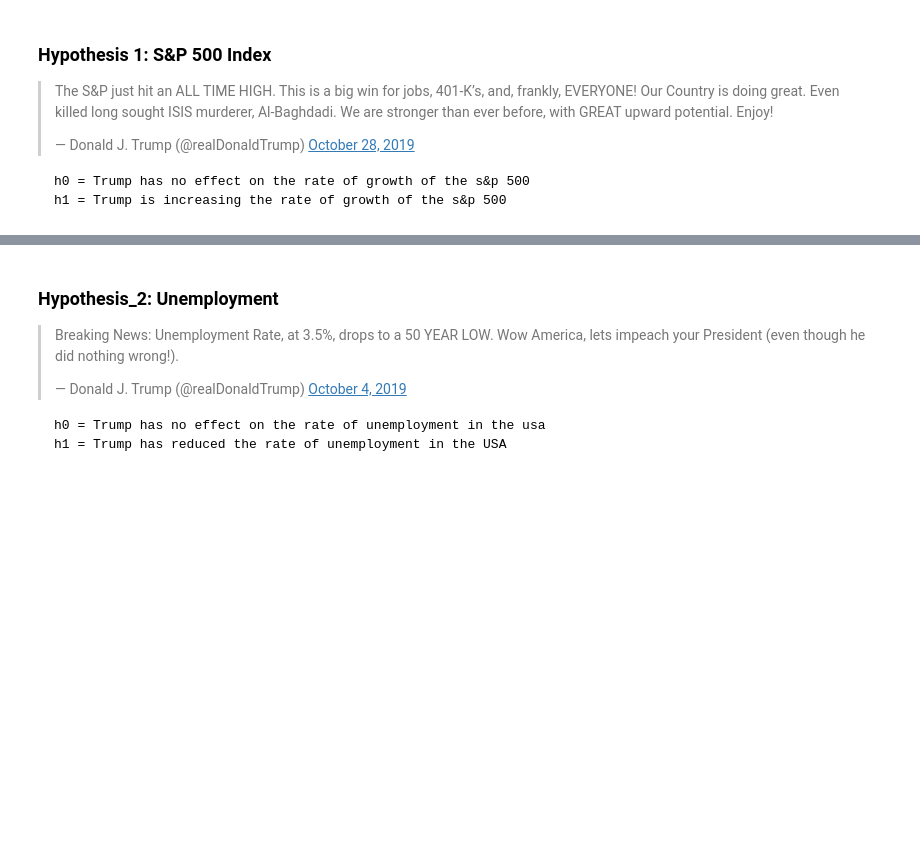
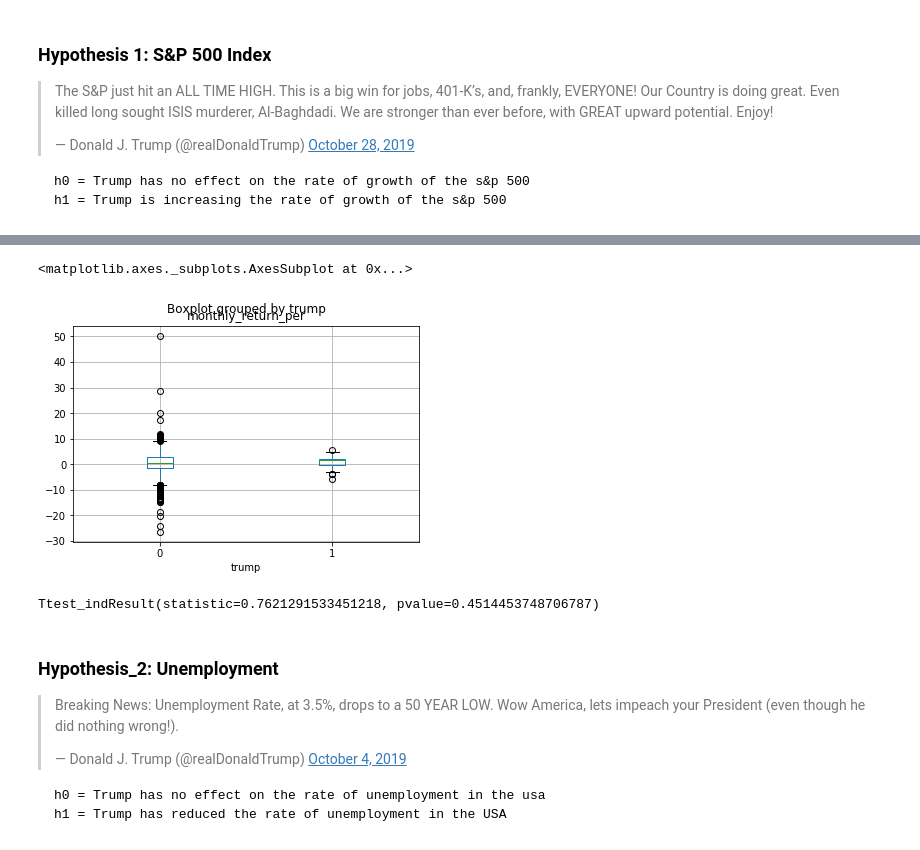
Before and after one commit to Carterbouley/mod_3_project, a Jupyter notebook: DONT_TOUCH.ipynb, the cells around one changed output, grey strips where cells are left out. Saved outputs shown, nothing was run; the diff lists cells and outputs as text; code cells hidden in the pictures; blank space fills up the shorter version.

```diff
--- a/DONT_TOUCH.ipynb
+++ b/DONT_TOUCH.ipynb
@@ -273,0 +349,11 @@ plt.show()
+# %%
+sp_p['trump'] = sp_p['president'].apply(lambda x: 1 if x=='Donald Trump' else 0)
+
+trump_sp = sp_p.loc[(sp_p['president'] == 'Donald Trump')]
+other_sp = sp_p.loc[(sp_p['president'] != 'Donald Trump')]
+
+
+print(round(trump_sp['monthly_return_per'].mean(),2))
+print(round(trump_sp['monthly_return_per'].var(),2))
+print(round(other_sp['monthly_return_per'].mean(),2))
+print(round(other_sp['monthly_return_per'].var()),2)
@@ -274,3 +370,14 @@ plt.show()
+# %%
+sp_p.boxplot(column=['monthly_return_per'], by='trump')
+# %% [output]
+<matplotlib.axes._subplots.AxesSubplot at 0x...>
+[figure, added]
+# %%
+# Welch’s t-test (Scipy), which does not assume equal population variance
+
+stats.ttest_ind(trump_sp['monthly_return_per'],other_sp['monthly_return_per'], equal_var = False)
+# %% [output]
+Ttest_indResult(statistic=0.7621291533451218, pvalue=0.4514453748706787)
 # %% [markdown]
 ### Hypothesis_2: Unemployment
 
```
Also changed, not shown: parts of 28 cells of this notebook.
